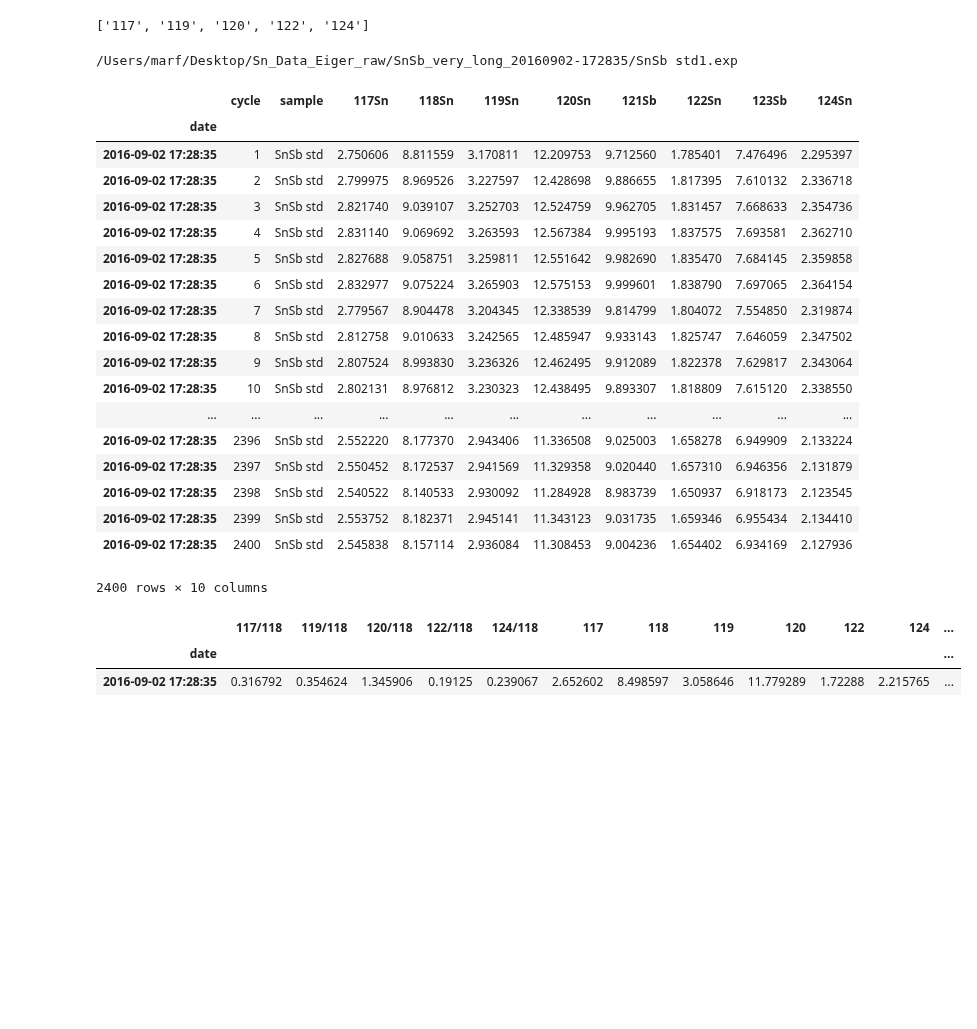
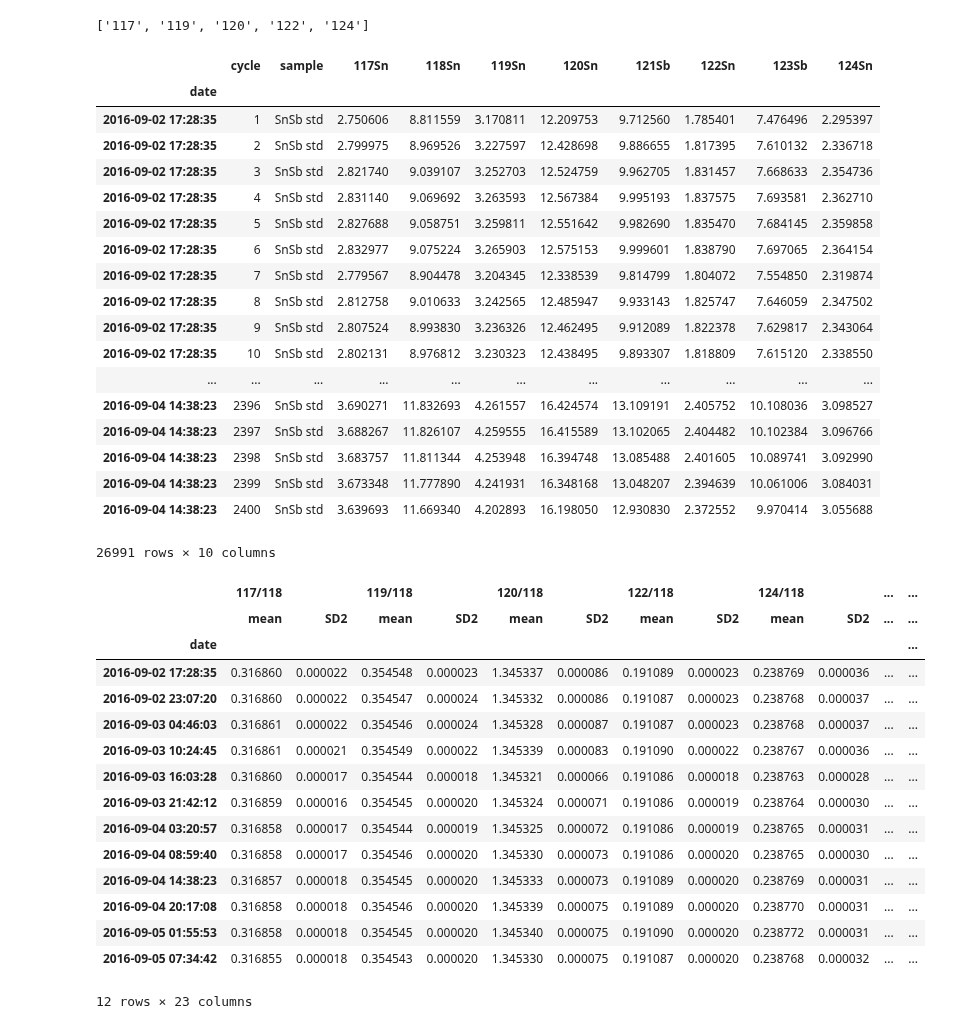
Before and after one commit to Marfster/NU_Plasma, a Jupyter notebook: Neptune_data_extraction.ipynb, the cells around one changed output. Cells and saved outputs as stored; diff of their text form; code cells hidden in the pictures; blank space fills up the shorter version.

Commit message:
- Neptune data extraction works and can be inplemented in data evaluation

```diff
--- a/Neptune_data_extraction.ipynb
+++ b/Neptune_data_extraction.ipynb
@@ -44,21 +44,22 @@ corr_isotopes_1 = {"Cd" : "111", "Te" : "125"}
 corr_isotopes_2 = {}
 corr_isotopes_Sb = {"Te": "125"}
 
-norm_ratio = ["122","118"]
-denom_isotope = norm_ratio[1]
+norm_ratio = ["123","121"]
+#denom_isotope = norm_ratio[1]
+denom_isotope = "118"
 #Sn_monitor = ["111", "113", "125"]
 Sn_monitor = []
 
-def eval_iso_list(isotopes_list,norm_ratio, monitor_iso):
+def eval_iso_list(isotopes_list,norm_ratio, denom_iso, monitor_iso):
     isotope_nom = norm_ratio[0]
-    isotope_den = norm_ratio[1]
-    isotopes_list.remove(norm_ratio[1])
+    isotope_den = denom_iso
+    isotopes_list.remove(isotope_den)
     for i in range(len(monitor_iso)):
         isotopes_list.append(monitor_iso[i])
     isotopes_list.sort()
     return isotopes_list
 
-isotope_ls = eval_iso_list(Sn_isotopes, norm_ratio, Sn_monitor)
+isotope_ls = eval_iso_list(Sn_isotopes, norm_ratio, denom_isotope,Sn_monitor)
 
 data_sample_column = [(i + "/" + denom_isotope) for i in isotope_ls]
 isotopes = [isotope_ls]
@@ -79,8 +80,7 @@ df_all = pd.DataFrame()
 blk_ls = []
 sample_ls = []
 
-for sample in all_exp_files[:1]:
-    print sample
+for sample in all_exp_files:
     df = Neptune_data_read(path, sample, cup_config)
     cycles = range(1, len(df.data_read(sample).index)+1)
     df_zero = df.data_signals(sample)
@@ -110,26 +110,25 @@ df_all
 #blk_ls.remove(4544)
 df_all
 # %% [output]
+|  | cycle | sample | 117Sn | 118Sn | 119Sn | 120Sn | 121Sb | 122Sn | 123Sb | 124Sn |
+| date |  |  |  |  |  |  |  |  |  |  |
+| 2016-09-02 17:28:35 | 1 | SnSb std | 2.750606 | 8.811559 | 3.170811 | 12.209753 | 9.712560 | 1.785401 | 7.476496 | 2.295397 |
+| 2016-09-02 17:28:35 | 2 | SnSb std | 2.799975 | 8.969526 | 3.227597 | 12.428698 | 9.886655 | 1.817395 | 7.610132 | 2.336718 |
+| 2016-09-02 17:28:35 | 3 | SnSb std | 2.821740 | 9.039107 | 3.252703 | 12.524759 | 9.962705 | 1.831457 | 7.668633 | 2.354736 |
+| 2016-09-02 17:28:35 | 4 | SnSb std | 2.831140 | 9.069692 | 3.263593 | 12.567384 | 9.995193 | 1.837575 | 7.693581 | 2.362710 |
+| 2016-09-02 17:28:35 | 5 | SnSb std | 2.827688 | 9.058751 | 3.259811 | 12.551642 | 9.982690 | 1.835470 | 7.684145 | 2.359858 |
+| 2016-09-02 17:28:35 | 6 | SnSb std | 2.832977 | 9.075224 | 3.265903 | 12.575153 | 9.999601 | 1.838790 | 7.697065 | 2.364154 |
+| 2016-09-02 17:28:35 | 7 | SnSb std | 2.779567 | 8.904478 | 3.204345 | 12.338539 | 9.814799 | 1.804072 | 7.554850 | 2.319874 |
+| 2016-09-02 17:28:35 | 8 | SnSb std | 2.812758 | 9.010633 | 3.242565 | 12.485947 | 9.933143 | 1.825747 | 7.646059 | 2.347502 |
+| 2016-09-02 17:28:35 | 9 | SnSb std | 2.807524 | 8.993830 | 3.236326 | 12.462495 | 9.912089 | 1.822378 | 7.629817 | 2.343064 |
+| 2016-09-02 17:28:35 | 10 | SnSb std | 2.802131 | 8.976812 | 3.230323 | 12.438495 | 9.893307 | 1.818809 | 7.615120 | 2.338550 |
+| ... | ... | ... | ... | ... | ... | ... | ... | ... | ... | ... |
+| 2016-09-04 14:38:23 | 2396 | SnSb std | 3.690271 | 11.832693 | 4.261557 | 16.424574 | 13.109191 | 2.405752 | 10.108036 | 3.098527 |
+| 2016-09-04 14:38:23 | 2397 | SnSb std | 3.688267 | 11.826107 | 4.259555 | 16.415589 | 13.102065 | 2.404482 | 10.102384 | 3.096766 |
+| 2016-09-04 14:38:23 | 2398 | SnSb std | 3.683757 | 11.811344 | 4.253948 | 16.394748 | 13.085488 | 2.401605 | 10.089741 | 3.092990 |
+| 2016-09-04 14:38:23 | 2399 | SnSb std | 3.673348 | 11.777890 | 4.241931 | 16.348168 | 13.048207 | 2.394639 | 10.061006 | 3.084031 |
+| 2016-09-04 14:38:23 | 2400 | SnSb std | 3.639693 | 11.669340 | 4.202893 | 16.198050 | 12.930830 | 2.372552 | 9.970414 | 3.055688 |
-/Users/marf/Desktop/Sn_Data_Eiger_raw/SnSb_very_long_20160902-172835/SnSb std1.exp
+26991 rows × 10 columns
-|  | cycle | sample | 117Sn | 118Sn | 119Sn | 120Sn | 121Sb | 122Sn | 123Sb | 124Sn |
-| date |  |  |  |  |  |  |  |  |  |  |
-| 2016-09-02 17:28:35 | 1 | SnSb std | 2.750606 | 8.811559 | 3.170811 | 12.209753 | 9.712560 | 1.785401 | 7.476496 | 2.295397 |
-| 2016-09-02 17:28:35 | 2 | SnSb std | 2.799975 | 8.969526 | 3.227597 | 12.428698 | 9.886655 | 1.817395 | 7.610132 | 2.336718 |
-| 2016-09-02 17:28:35 | 3 | SnSb std | 2.821740 | 9.039107 | 3.252703 | 12.524759 | 9.962705 | 1.831457 | 7.668633 | 2.354736 |
-| 2016-09-02 17:28:35 | 4 | SnSb std | 2.831140 | 9.069692 | 3.263593 | 12.567384 | 9.995193 | 1.837575 | 7.693581 | 2.362710 |
-| 2016-09-02 17:28:35 | 5 | SnSb std | 2.827688 | 9.058751 | 3.259811 | 12.551642 | 9.982690 | 1.835470 | 7.684145 | 2.359858 |
-| 2016-09-02 17:28:35 | 6 | SnSb std | 2.832977 | 9.075224 | 3.265903 | 12.575153 | 9.999601 | 1.838790 | 7.697065 | 2.364154 |
-| 2016-09-02 17:28:35 | 7 | SnSb std | 2.779567 | 8.904478 | 3.204345 | 12.338539 | 9.814799 | 1.804072 | 7.554850 | 2.319874 |
-| 2016-09-02 17:28:35 | 8 | SnSb std | 2.812758 | 9.010633 | 3.242565 | 12.485947 | 9.933143 | 1.825747 | 7.646059 | 2.347502 |
-| 2016-09-02 17:28:35 | 9 | SnSb std | 2.807524 | 8.993830 | 3.236326 | 12.462495 | 9.912089 | 1.822378 | 7.629817 | 2.343064 |
-| 2016-09-02 17:28:35 | 10 | SnSb std | 2.802131 | 8.976812 | 3.230323 | 12.438495 | 9.893307 | 1.818809 | 7.615120 | 2.338550 |
-| ... | ... | ... | ... | ... | ... | ... | ... | ... | ... | ... |
-| 2016-09-02 17:28:35 | 2396 | SnSb std | 2.552220 | 8.177370 | 2.943406 | 11.336508 | 9.025003 | 1.658278 | 6.949909 | 2.133224 |
-| 2016-09-02 17:28:35 | 2397 | SnSb std | 2.550452 | 8.172537 | 2.941569 | 11.329358 | 9.020440 | 1.657310 | 6.946356 | 2.131879 |
-| 2016-09-02 17:28:35 | 2398 | SnSb std | 2.540522 | 8.140533 | 2.930092 | 11.284928 | 8.983739 | 1.650937 | 6.918173 | 2.123545 |
-| 2016-09-02 17:28:35 | 2399 | SnSb std | 2.553752 | 8.182371 | 2.945141 | 11.343123 | 9.031735 | 1.659346 | 6.955434 | 2.134410 |
-| 2016-09-02 17:28:35 | 2400 | SnSb std | 2.545838 | 8.157114 | 2.936084 | 11.308453 | 9.004236 | 1.654402 | 6.934169 | 2.127936 |
-2400 rows × 10 columns
 # %%
 #files_1 = range(files_start, files_end, 1)
 df_raw_signals = pd.DataFrame()
@@ -145,7 +144,8 @@ for sample in sample_ls:
     data_sample_raw = pd.DataFrame.from_dict(data_sample_raw, orient = 'index')
     data_sample_raw = new_corr.mad_outlier_rejection(data_sample_raw)
 
-    data_sample = new_corr.internal_norm_1(norm_ratio, denom_isotope, iter_beta)
+    #data_sample = new_corr.internal_norm_1(norm_ratio, denom_isotope, iter_beta)
+    data_sample = new_corr.external_norm_Sb(norm_ratio, denom_isotope, iter_beta)
     #data_sample = new_corr.raw_ratios_corr(denom_isotope)
     data_sample = pd.DataFrame.from_dict(data_sample, orient = 'index')
     data_sample = new_corr.mad_outlier_rejection(data_sample)
@@ -179,23 +179,36 @@ df_internal_sub = pd.DataFrame(df_internal_norm, columns = columns)
 # %%
 def SE(x):
     SE = np.std(x) / x.count()
     return SE
 
 def SD2(x):
     SD2 = 2 * np.std(x)
     return SD2
 
 df_internal_norm_mean = df_internal_sub.drop("cycle", axis=1).groupby(df_internal_sub.index).mean()
 df_internal_norm_mean_sd = df_internal_sub.drop("cycle", axis=1).groupby(df_internal_sub.index).agg([np.mean, SD2])
 df_internal_norm_mean["sample"] = df_internal_sub[~df_internal_sub.index.duplicated(keep='first')]["sample"]
 df_internal_norm_mean_sd["sample"] = df_internal_sub[~df_internal_sub.index.duplicated(keep='first')]["sample"]
 #df_internal_norm_mean = df_internal_norm_mean.drop(datetime.strptime("20150310 23:59", "%Y%m%d %H:%M"))
 #df_internal_norm_mean_sd = df_internal_norm_mean_sd[1:8]
-df_internal_norm_mean
+df_internal_norm_mean_sd
 #epsilon = epsilon.drop(["118"], axis = 1)
 #plotplot = df_internal_norm_mean[(df_internal_norm_mean["125"] < 0.00010)  & (df_internal_norm_mean["124/120"] > 0.17745)]
 #plot(plotplot["125"], plotplot["124/120"], "ro")
 # %% [output]
-|  | 117/118 | 119/118 | 120/118 | 122/118 | 124/118 | 117 | 118 | 119 | 120 | 122 | 124 | ... |
+|  | 117/118 |  | 119/118 |  | 120/118 |  | 122/118 |  | 124/118 |  | ... | ... |
+|  | mean | SD2 | mean | SD2 | mean | SD2 | mean | SD2 | mean | SD2 | ... | ... |
 | date |  |  |  |  |  |  |  |  |  |  |  | ... |
-| 2016-09-02 17:28:35 | 0.316792 | 0.354624 | 1.345906 | 0.19125 | 0.239067 | 2.652602 | 8.498597 | 3.058646 | 11.779289 | 1.72288 | 2.215765 | ... |
+| 2016-09-02 17:28:35 | 0.316860 | 0.000022 | 0.354548 | 0.000023 | 1.345337 | 0.000086 | 0.191089 | 0.000023 | 0.238769 | 0.000036 | ... | ... |
+| 2016-09-02 23:07:20 | 0.316860 | 0.000022 | 0.354547 | 0.000024 | 1.345332 | 0.000086 | 0.191087 | 0.000023 | 0.238768 | 0.000037 | ... | ... |
+| 2016-09-03 04:46:03 | 0.316861 | 0.000022 | 0.354546 | 0.000024 | 1.345328 | 0.000087 | 0.191087 | 0.000023 | 0.238768 | 0.000037 | ... | ... |
+| 2016-09-03 10:24:45 | 0.316861 | 0.000021 | 0.354549 | 0.000022 | 1.345339 | 0.000083 | 0.191090 | 0.000022 | 0.238767 | 0.000036 | ... | ... |
+| 2016-09-03 16:03:28 | 0.316860 | 0.000017 | 0.354544 | 0.000018 | 1.345321 | 0.000066 | 0.191086 | 0.000018 | 0.238763 | 0.000028 | ... | ... |
+| 2016-09-03 21:42:12 | 0.316859 | 0.000016 | 0.354545 | 0.000020 | 1.345324 | 0.000071 | 0.191086 | 0.000019 | 0.238764 | 0.000030 | ... | ... |
+| 2016-09-04 03:20:57 | 0.316858 | 0.000017 | 0.354544 | 0.000019 | 1.345325 | 0.000072 | 0.191086 | 0.000019 | 0.238765 | 0.000031 | ... | ... |
+| 2016-09-04 08:59:40 | 0.316858 | 0.000017 | 0.354546 | 0.000020 | 1.345330 | 0.000073 | 0.191086 | 0.000020 | 0.238765 | 0.000030 | ... | ... |
+| 2016-09-04 14:38:23 | 0.316857 | 0.000018 | 0.354545 | 0.000020 | 1.345333 | 0.000073 | 0.191089 | 0.000020 | 0.238769 | 0.000031 | ... | ... |
+| 2016-09-04 20:17:08 | 0.316858 | 0.000018 | 0.354546 | 0.000020 | 1.345339 | 0.000075 | 0.191089 | 0.000020 | 0.238770 | 0.000031 | ... | ... |
+| 2016-09-05 01:55:53 | 0.316858 | 0.000018 | 0.354545 | 0.000020 | 1.345340 | 0.000075 | 0.191090 | 0.000020 | 0.238772 | 0.000031 | ... | ... |
+| 2016-09-05 07:34:42 | 0.316855 | 0.000018 | 0.354543 | 0.000020 | 1.345330 | 0.000075 | 0.191087 | 0.000020 | 0.238768 | 0.000032 | ... | ... |
+12 rows × 23 columns
```
Also changed, not shown: parts of 5 cells of this notebook.
